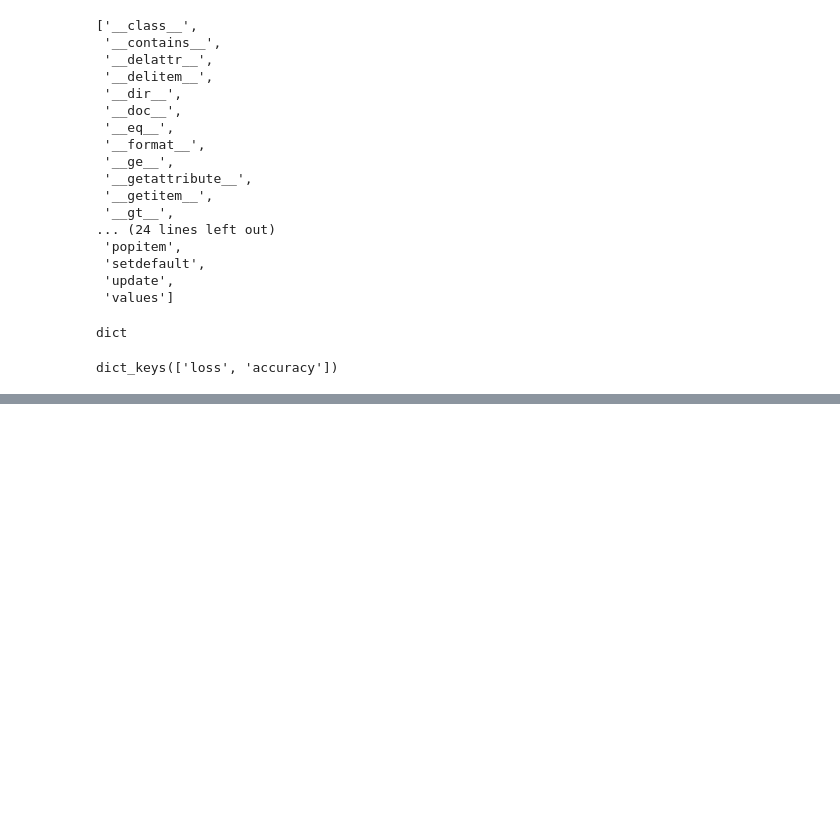
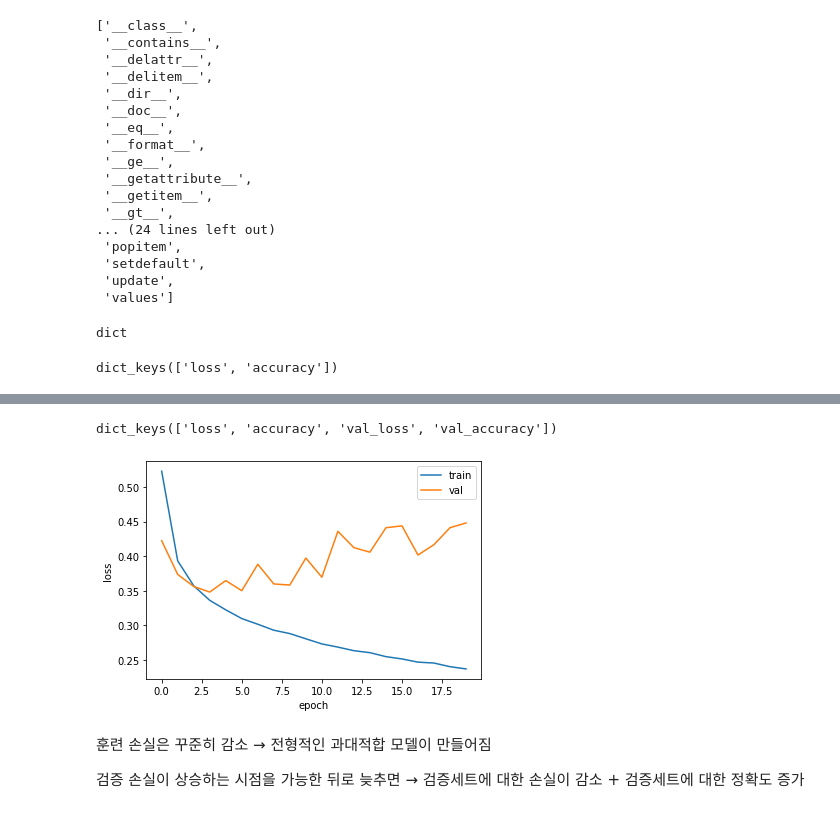
Before and after one commit to kiyong21c/nadocoding, a Jupyter notebook: 20220517_CNN연습.ipynb, the cells around one changed output, grey strips where cells are left out. Cells and saved outputs as stored; diff of their text form; code cells hidden in the pictures; blank space fills up the shorter version.

```diff
--- a/20220517_CNN연습.ipynb
+++ b/20220517_CNN연습.ipynb
@@ -145,0 +161,25 @@ plt.show()
+# %%
+# 에포크마다 훈련세트의 손실과 정확도를 확인 할 수 있었다.
+# 모델 훈련시 검증세트도 validation_data 매개변수에 넣어 활용 할 수 있다.
+
+model = model_fn()
+model.compile(loss='sparse_categorical_crossentropy', metrics='accuracy')
+history = model.fit(train_scaled, train_target, epochs=20, verbose=0,
+                    validation_data=(val_scaled, val_target))
+# %%
+history.history.keys() # 모델 훈련시 검증세트도 매개변수에 넣어 전달했더니 : 'val_loss', 'val_accuracy' 추가 됨
+# %% [output]
+dict_keys(['loss', 'accuracy', 'val_loss', 'val_accuracy'])
+# %%
+plt.plot(history.history['loss'])
+plt.plot(history.history['val_loss'])
+plt.xlabel('epoch')
+plt.ylabel('loss')
+plt.legend(['train','val'])
+plt.show()
+# %% [output]
+[figure, added]
+# %% [markdown]
+훈련 손실은 꾸준히 감소 → 전형적인 과대적합 모델이 만들어짐
+
+검증 손실이 상승하는 시점을 가능한 뒤로 늦추면 → 검증세트에 대한 손실이 감소 + 검증세트에 대한 정확도 증가
```
Also changed, not shown: parts of 13 cells of this notebook.
